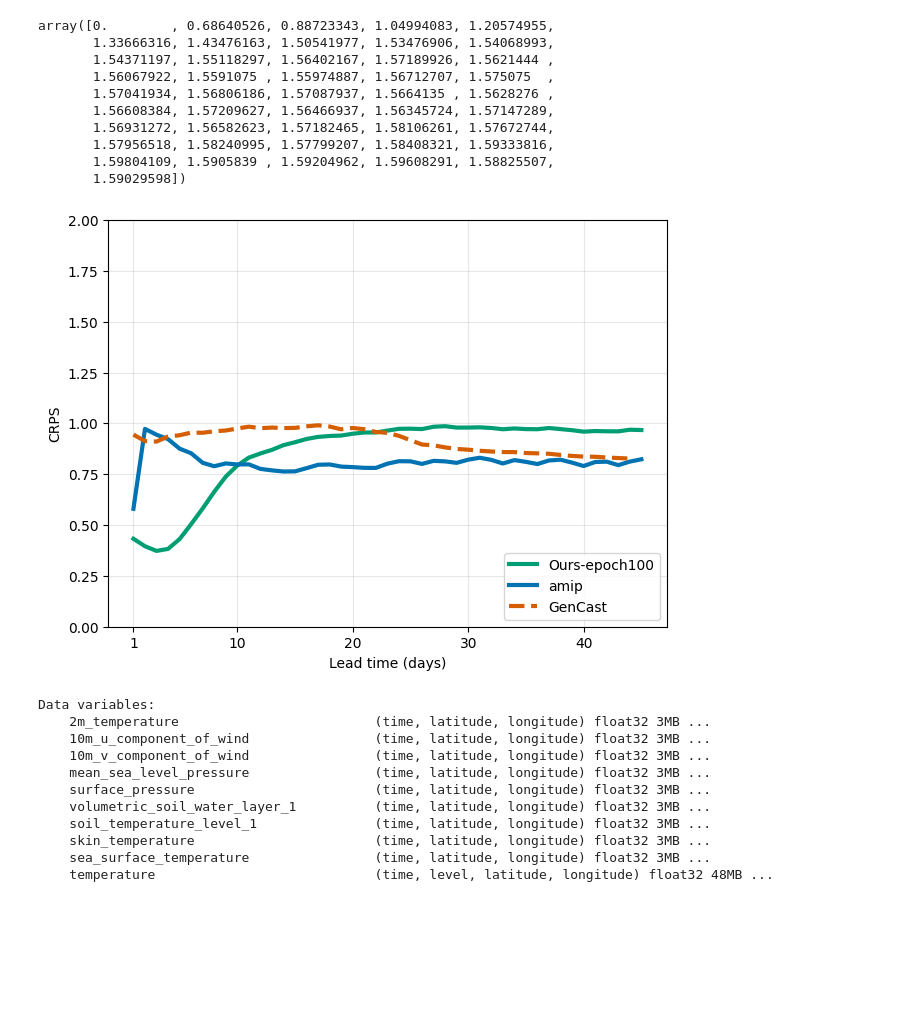
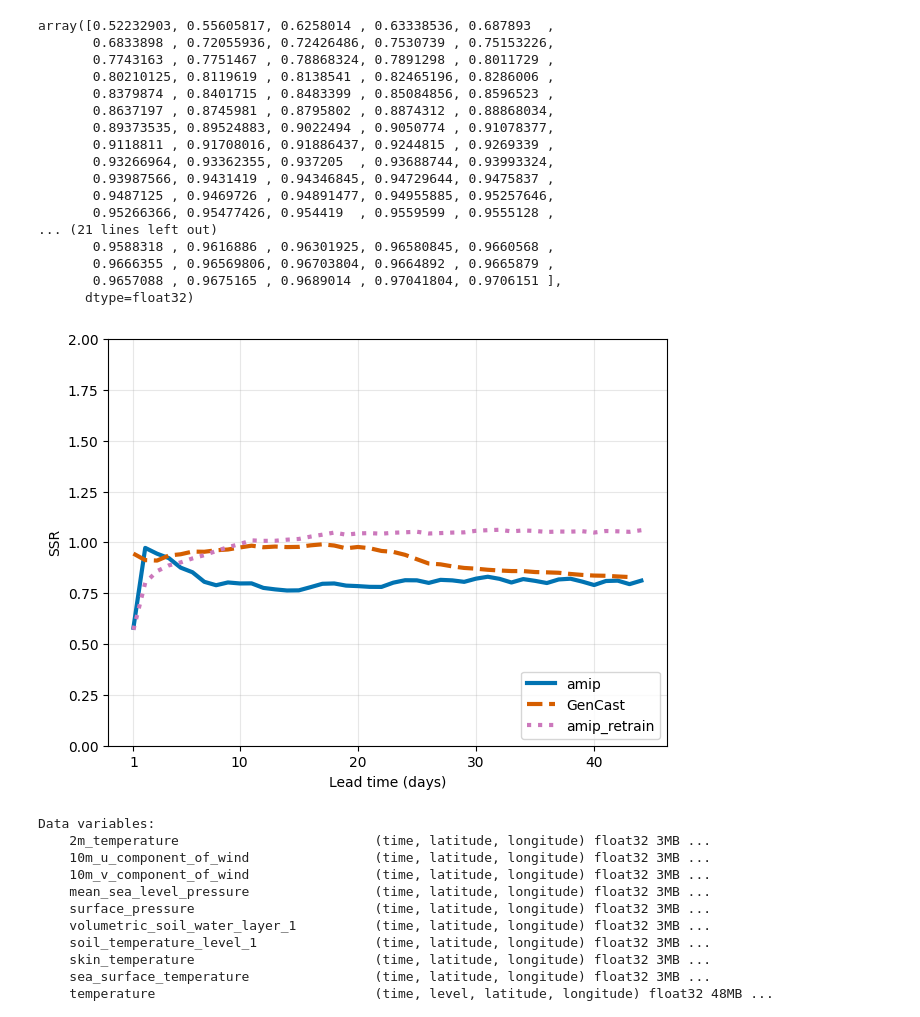
Before and after one commit to masak1112/benchmark-dev, a Jupyter notebook: notebook/comparion_plot.ipynb, the cells around one changed output. Cells and saved outputs as stored; diff of their text form; code cells hidden in the pictures; blank space fills up the shorter version.

```diff
--- a/notebook/comparion_plot.ipynb
+++ b/notebook/comparion_plot.ipynb
@@ -38,13 +20,14 @@ derecho5
 # %%
 
 # load gencast results
-var  = "2m_temperature.nc"
+var  = "geopotential_500.nc"
 gencast_file = "/glade/work/bgong/gencast_neuralGCM_crps_ssr/gencast_neuralGCM_crps_ssr/gencast_results_2019_2024/gencast_2019_2024_crps_ssr_{}".format(var)
 ngcm_file = "/glade/work/bgong/gencast_neuralGCM_crps_ssr/gencast_neuralGCM_crps_ssr/ngcm_results_2019_2024/ngcm_2019_2024_crps_ssr_{}".format(var)
 our_file = "/glade/campaign/univ/uchi0018/bing/ours_prediction100/S2S_ens_eval_{}".format(var)
 #our_file = "/glade/campaign/univ/uchi0018/bing/predictions_tendency_results/S2S_ens_eval_{}".format(var)
 our_file2 = "/glade/campaign/univ/uchi0018/bing/predictions_tendency_results2/S2S_ens_eval_{}".format(var)
-amip_file = "/glade/work/bgong/gencast_neuralGCM_crps_ssr/gencast_neuralGCM_crps_ssr/amip_results_2019_2022/amip_2019_crps_ssr_{}".format(var)
+amip_file = "/glade/work/bgong/gencast_neuralGCM_crps_ssr/gencast_neuralGCM_crps_ssr/amip_results_2019_2022/amip_2019_2022_crps_ssr_{}".format(var)
+amip_retrain_file = "/glade/work/bgong/gencast_neuralGCM_crps_ssr/gencast_neuralGCM_crps_ssr/amip_s2s_train_scratch/amip_s2s_train_scratch_2019_2022_crps_ssr_{}".format(var)
 #our_file2 = "/glade/campaign/univ/uchi0018/bing/predictions_roll_out_step2_results/S2S_ens_eval_{}".format(var)
 #our_file3 = "/glade/campaign/univ/uchi0018/bing/predictions_roll_out_step3_results/S2S_ens_eval_{}".format(var)
 #our_file3 = "/glade/work/bgong/gencast_neuralGCM_crps_ssr/gencast_neuralGCM_crps_ssr/ours_prediction100/S2S_ens_eval_{}".format(var)
@@ -55,8 +38,9 @@ gencast_file = "/glade/work/bgong/gencast_neuralGCM_crps_ssr/gencast_neuralGCM_c
 # %%
 import xarray as xr
 gcast = xr.open_dataset(gencast_file,decode_cf=False)
-# ngcm = xr.open_dataset(ngcm_file,decode_cf=False)
+ngcm = xr.open_dataset(ngcm_file,decode_cf=False)
 ours = xr.open_dataset(our_file,decode_cf=False)
 ours2 = xr.open_dataset(our_file2,decode_cf=False)
 amip = xr.open_dataset(amip_file,decode_cf=False)
+amip_retrain = xr.open_dataset(amip_retrain_file,decode_cf=False)
 # %%
@@ -71,39 +77,46 @@ Attributes:
 # %%
-ours["crps"].values
+ngcm["ssr"].values
 # %% [output]
-array([0.        , 0.68640526, 0.88723343, 1.04994083, 1.20574955,
-       1.33666316, 1.43476163, 1.50541977, 1.53476906, 1.54068993,
-       1.54371197, 1.55118297, 1.56402167, 1.57189926, 1.5621444 ,
-       1.56067922, 1.5591075 , 1.55974887, 1.56712707, 1.575075  ,
-       1.57041934, 1.56806186, 1.57087937, 1.5664135 , 1.5628276 ,
-       1.56608384, 1.57209627, 1.56466937, 1.56345724, 1.57147289,
-       1.56931272, 1.56582623, 1.57182465, 1.58106261, 1.57672744,
-       1.57956518, 1.58240995, 1.57799207, 1.58408321, 1.59333816,
-       1.59804109, 1.5905839 , 1.59204962, 1.59608291, 1.58825507,
-       1.59029598])
+array([0.52232903, 0.55605817, 0.6258014 , 0.63338536, 0.687893  ,
+       0.6833898 , 0.72055936, 0.72426486, 0.7530739 , 0.75153226,
+       0.7743163 , 0.7751467 , 0.78868324, 0.7891298 , 0.8011729 ,
+       0.80210125, 0.8119619 , 0.8138541 , 0.82465196, 0.8286006 ,
+       0.8379874 , 0.8401715 , 0.8483399 , 0.85084856, 0.8596523 ,
+       0.8637197 , 0.8745981 , 0.8795802 , 0.8874312 , 0.88868034,
+       0.89373535, 0.89524883, 0.9022494 , 0.9050774 , 0.91078377,
+       0.9118811 , 0.91708016, 0.91886437, 0.9244815 , 0.9269339 ,
+       0.93266964, 0.93362355, 0.937205  , 0.93688744, 0.93993324,
+       0.93987566, 0.9431419 , 0.94346845, 0.94729644, 0.9475837 ,
+       0.9487125 , 0.9469726 , 0.94891477, 0.94955885, 0.95257646,
+       0.95266366, 0.95477426, 0.954419  , 0.9559599 , 0.9555128 ,
+... (21 lines left out)
+       0.9588318 , 0.9616886 , 0.96301925, 0.96580845, 0.9660568 ,
+       0.9666355 , 0.96569806, 0.96703804, 0.9664892 , 0.9665879 ,
+       0.9657088 , 0.9675165 , 0.9689014 , 0.97041804, 0.9706151 ],
+      dtype=float32)
 # %%
 
-hrss = list(range(0, 46, 1))
+hrss = list(range(0, 45, 1))
 locations = [0, 9, 19, 29, 39 ]
 labels = [hrss[i+1] for i in locations]
 leadtime = list(range(len(hrss)-1))
 colors = sns.color_palette("colorblind", 5)
 # leadtime = list(range(45))
 plt.figure()
-plt.plot(leadtime, ours["ssr"].values[1:46], color=colors[2], lw=3, linestyle="-" ,label="Ours-epoch100")
-plt.plot(leadtime, amip["ssr"].values[1:46], color=colors[0], lw=3, linestyle="-" ,label="amip")
-plt.plot(leadtime[:-1], gcast["ssr"].values[1::2][:44], color=colors[3], lw=3, linestyle="--",label="GenCast")
-#plt.plot(leadtime[:-1], ngcm["crps"].values[1::2][:44], color=colors[4], lw=3, linestyle=":",label="NCGM")
+#plt.plot(leadtime, ours["ssr"].values[1:45], color=colors[2], lw=3, linestyle="-" ,label="Ours-epoch100")
+plt.plot(leadtime, amip["ssr"].values[1:45], color=colors[0], lw=3, linestyle="-" ,label="amip")
+plt.plot(leadtime[:-1], gcast["ssr"].values[1::2][:43], color=colors[3], lw=3, linestyle="--",label="GenCast")
+plt.plot(leadtime, amip_retrain["ssr"].values[1:45], color=colors[4], lw=3, linestyle=":",label="amip_retrain")
 plt.xticks(locations, labels)
 plt.legend(loc='lower right')
 plt.xlabel("Lead time (days)")
-plt.ylabel("CRPS")
+plt.ylabel("SSR")
 plt.grid(True, which="both", alpha=0.3)
 plt.tight_layout()
 plt.ylim(0, 2)
 plt.savefig("z500_crps.png", dpi=300)
 # %% [output]
-[figure, old version]
+[figure, new version]
 # %%
 file = "/glade/campaign/univ/uchi0018/bing/prediction_vae/pangu_plasim_12_24h_10step_2019061700_ens_18.nc"
 # %%
```
Also changed, not shown: parts of 7 cells of this notebook, 6 other files.
